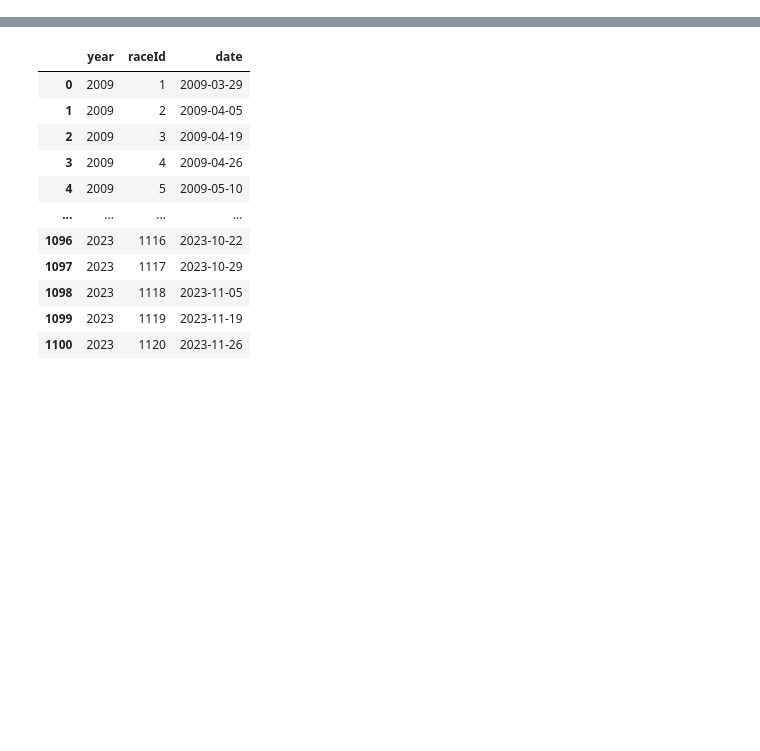
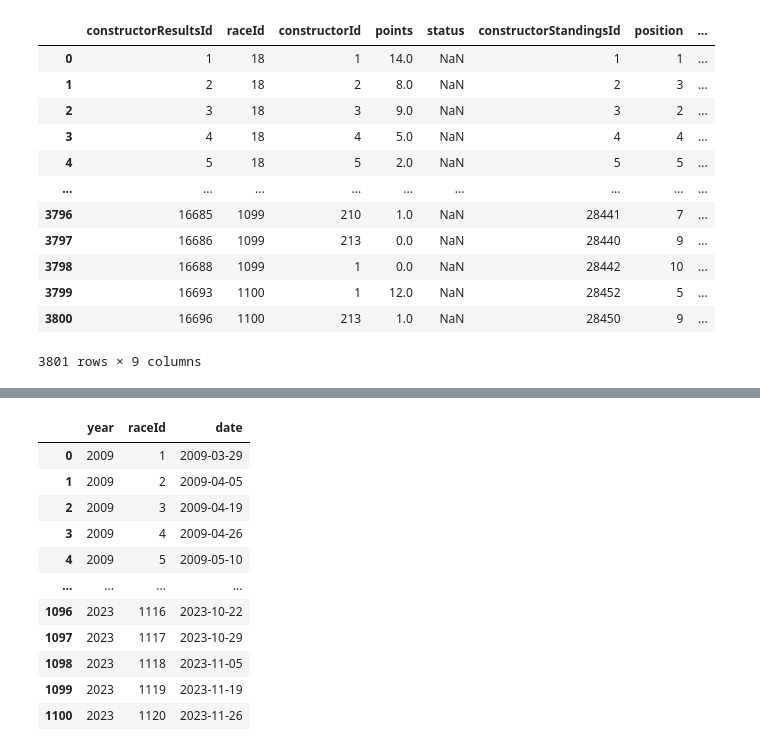
Before and after one commit to YargKlnc/Project1-Formula1, a Jupyter notebook: project.ipynb, the cells around one changed output, grey strips where cells are left out. Cells and saved outputs as stored; diff of their text form; code cells hidden in the pictures; blank space fills up the shorter version.

```diff
--- a/project.ipynb
+++ b/project.ipynb
@@ -28,3 +28,21 @@ drivers_csv = pd.read_csv('Resources/drivers.csv', na_values=r'\N')
 drivers_standings_csv = pd.read_csv('Resources/driver_standings.csv', na_values=r'\N')
 circuits_csv = pd.read_csv('Resources/circuits.csv', na_values=r'\N')
 pit_stop = pd.read_csv('Resources/pit_stops.csv', na_values=r'\N')
+# %%
+#merge constructor results and constructor standings csv
+constructor_df = pd.merge(constructor_results, constructor_standings, how="inner")
+constructor_df
+# %% [output]
+|  | constructorResultsId | raceId | constructorId | points | status | constructorStandingsId | position | ... |
+| 0 | 1 | 18 | 1 | 14.0 | NaN | 1 | 1 | ... |
+| 1 | 2 | 18 | 2 | 8.0 | NaN | 2 | 3 | ... |
+| 2 | 3 | 18 | 3 | 9.0 | NaN | 3 | 2 | ... |
+| 3 | 4 | 18 | 4 | 5.0 | NaN | 4 | 4 | ... |
+| 4 | 5 | 18 | 5 | 2.0 | NaN | 5 | 5 | ... |
+| ... | ... | ... | ... | ... | ... | ... | ... | ... |
+| 3796 | 16685 | 1099 | 210 | 1.0 | NaN | 28441 | 7 | ... |
+| 3797 | 16686 | 1099 | 213 | 0.0 | NaN | 28440 | 9 | ... |
+| 3798 | 16688 | 1099 | 1 | 0.0 | NaN | 28442 | 10 | ... |
+| 3799 | 16693 | 1100 | 1 | 12.0 | NaN | 28452 | 5 | ... |
+| 3800 | 16696 | 1100 | 213 | 1.0 | NaN | 28450 | 9 | ... |
+3801 rows × 9 columns
```
Also changed, not shown: parts of 10 cells of this notebook.
